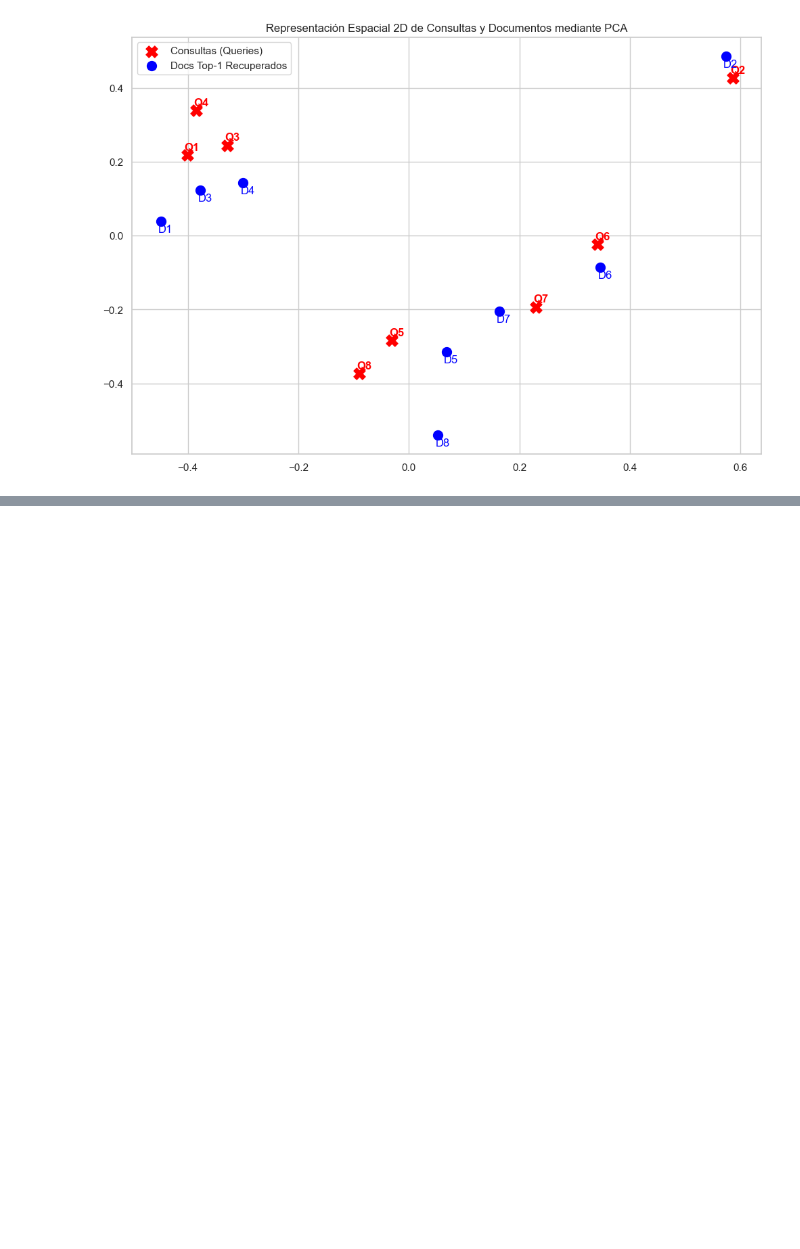
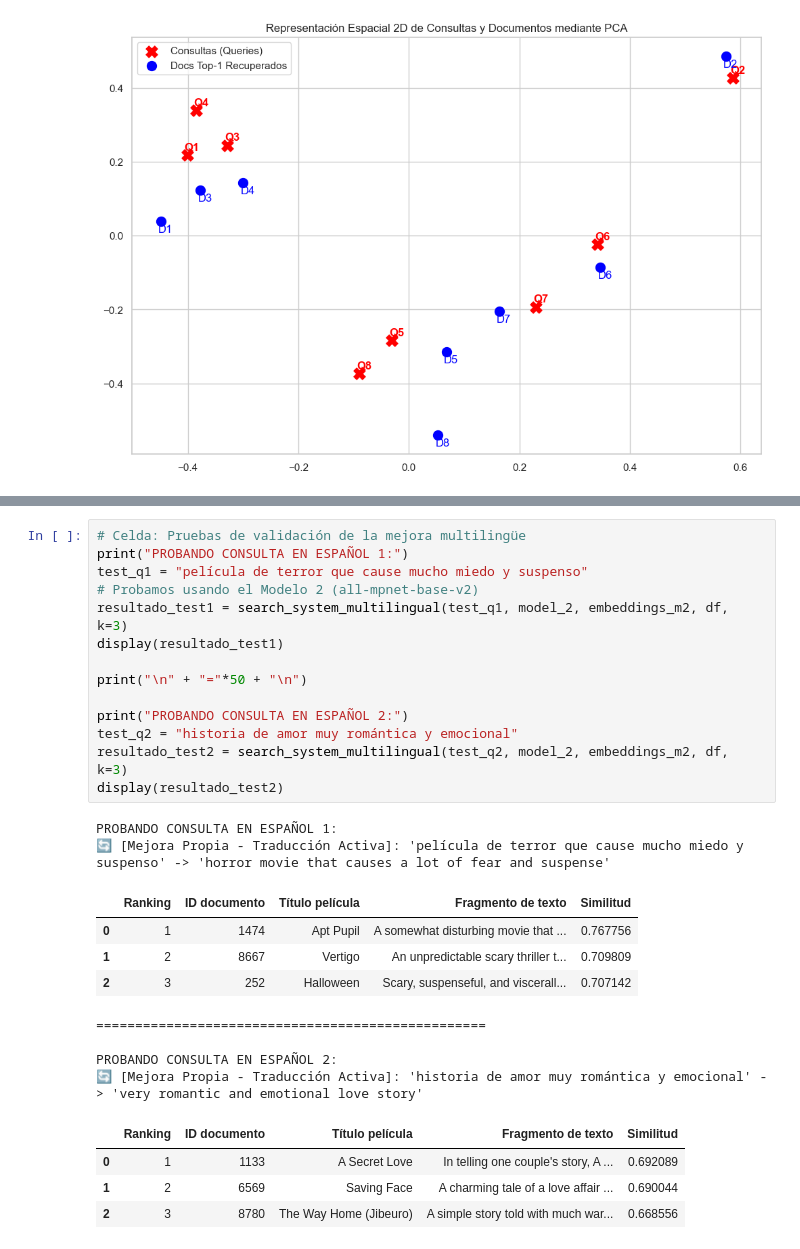
Before and after one commit to BeluArhe/ExamenRIIB, a Jupyter notebook: examen.ipynb, the cells around one changed output, grey strips where cells are left out. Saved outputs shown, nothing was run; the diff lists cells and outputs as text; blank space fills up the shorter version.

Commit message:
Mejora

```diff
--- a/examen.ipynb
+++ b/examen.ipynb
@@ -293,0 +340,29 @@ plt.show()
+# %%
+# Celda: Pruebas de validación de la mejora multilingüe
+print("PROBANDO CONSULTA EN ESPAÑOL 1:")
+test_q1 = "película de terror que cause mucho miedo y suspenso"
+# Probamos usando el Modelo 2 (all-mpnet-base-v2)
+resultado_test1 = search_system_multilingual(test_q1, model_2, embeddings_m2, df, k=3)
+display(resultado_test1)
+
+print("\n" + "="*50 + "\n")
+
+print("PROBANDO CONSULTA EN ESPAÑOL 2:")
+test_q2 = "historia de amor muy romántica y emocional"
+resultado_test2 = search_system_multilingual(test_q2, model_2, embeddings_m2, df, k=3)
+display(resultado_test2)
+# %% [output]
+PROBANDO CONSULTA EN ESPAÑOL 1:
+🔄 [Mejora Propia - Traducción Activa]: 'película de terror que cause mucho miedo y suspenso' -> 'horror movie that causes a lot of fear and suspense'
+|  | Ranking | ID documento | Título película | Fragmento de texto | Similitud |
+| 0 | 1 | 1474 | Apt Pupil | A somewhat disturbing movie that ... | 0.767756 |
+| 1 | 2 | 8667 | Vertigo | An unpredictable scary thriller t... | 0.709809 |
+| 2 | 3 | 252 | Halloween | Scary, suspenseful, and viscerall... | 0.707142 |
+==================================================
+
+PROBANDO CONSULTA EN ESPAÑOL 2:
+🔄 [Mejora Propia - Traducción Activa]: 'historia de amor muy romántica y emocional' -> 'very romantic and emotional love story'
+|  | Ranking | ID documento | Título película | Fragmento de texto | Similitud |
+| 0 | 1 | 1133 | A Secret Love | In telling one couple's story, A ... | 0.692089 |
+| 1 | 2 | 6569 | Saving Face | A charming tale of a love affair ... | 0.690044 |
+| 2 | 3 | 8780 | The Way Home (Jibeuro) | A simple story told with much war... | 0.668556 |
```
Also changed, not shown: parts of 3 cells of this notebook.
